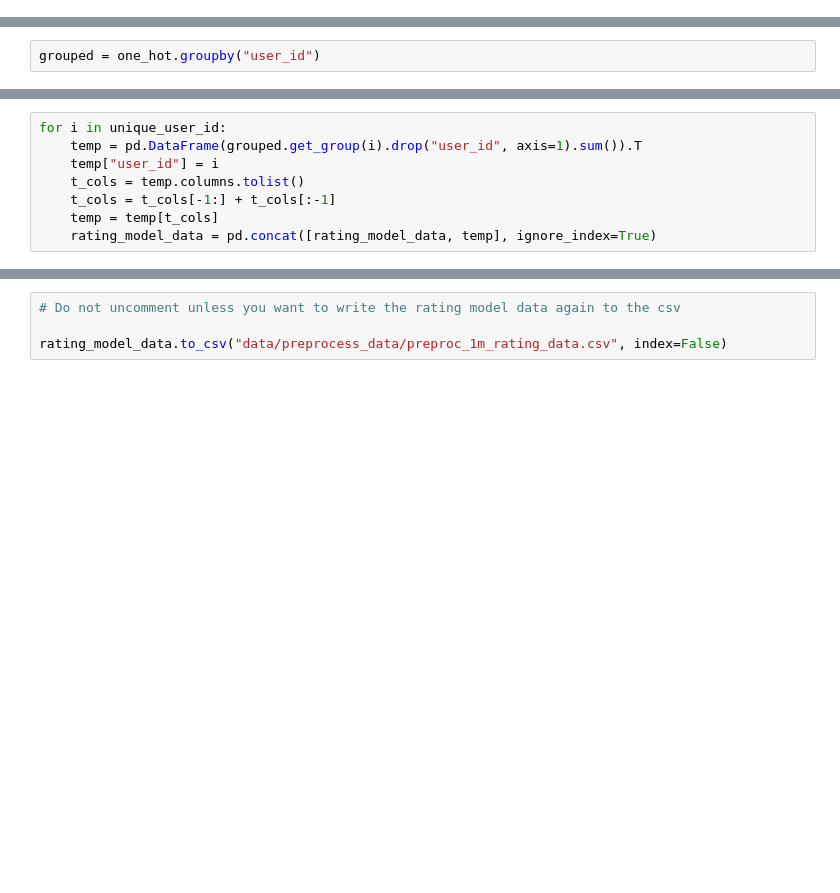
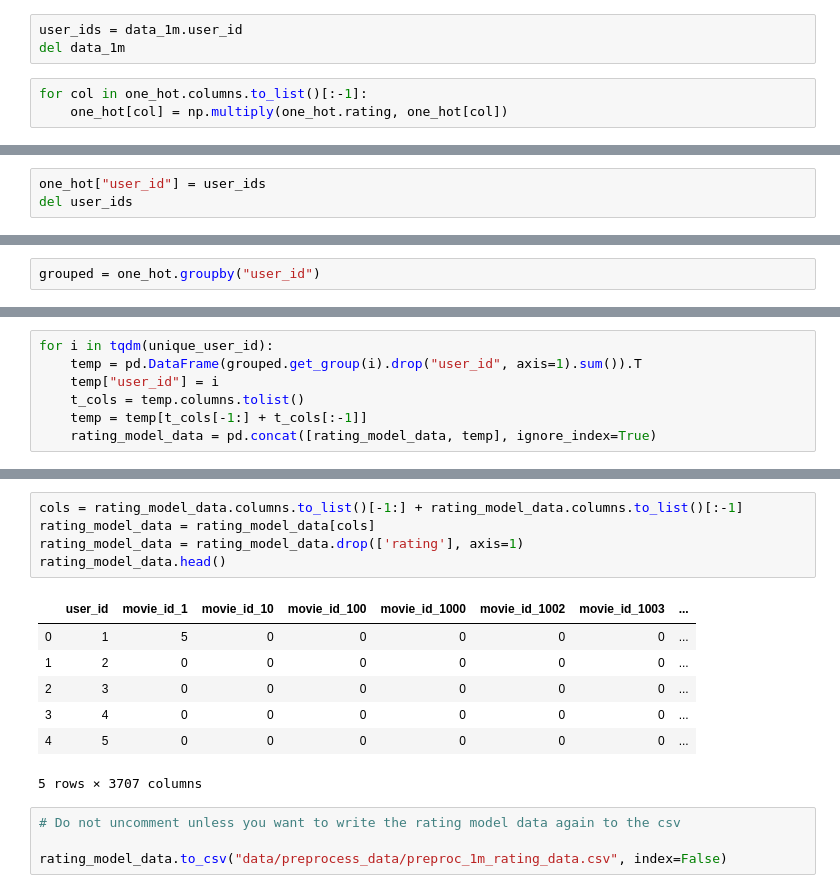
Before and after one commit to agnivad/causal-inference-movie-recommender, a Jupyter notebook: Data_processing.ipynb, the cells around one changed output, grey strips where cells are left out. Saved outputs shown, nothing was run; the diff lists cells and outputs as text; blank space fills up the shorter version.

Commit message:
added code and data for 1m rating data

```diff
--- a/Data_processing.ipynb
+++ b/Data_processing.ipynb
@@ -334,0 +213,6 @@ KeyboardInterrupt:
+# %%
+user_ids = data_1m.user_id
+del data_1m
+# %%
+for col in one_hot.columns.to_list()[:-1]:
+    one_hot[col] = np.multiply(one_hot.rating, one_hot[col])
@@ -338,3 +234,6 @@ one_hot.head()
+# %%
+one_hot["user_id"] = user_ids
+del user_ids
 # %%
 unique_user_id = one_hot.user_id.unique().tolist()
 # %%
@@ -344,8 +244,7 @@ rating_model_data = pd.DataFrame(columns=one_hot.columns)
 # %%
-for i in unique_user_id:
+for i in tqdm(unique_user_id):
     temp = pd.DataFrame(grouped.get_group(i).drop("user_id", axis=1).sum()).T
     temp["user_id"] = i
     t_cols = temp.columns.tolist()
-    t_cols = t_cols[-1:] + t_cols[:-1]
-    temp = temp[t_cols]
+    temp = temp[t_cols[-1:] + t_cols[:-1]]
     rating_model_data = pd.concat([rating_model_data, temp], ignore_index=True)
@@ -354,3 +261,16 @@ rating_model_data.shape
+# %%
+cols = rating_model_data.columns.to_list()[-1:] + rating_model_data.columns.to_list()[:-1]
+rating_model_data = rating_model_data[cols]
+rating_model_data = rating_model_data.drop(['rating'], axis=1)
+rating_model_data.head()
+# %% [output]
+|  | user_id | movie_id_1 | movie_id_10 | movie_id_100 | movie_id_1000 | movie_id_1002 | movie_id_1003 | ... |
+| 0 | 1 | 5 | 0 | 0 | 0 | 0 | 0 | ... |
+| 1 | 2 | 0 | 0 | 0 | 0 | 0 | 0 | ... |
+| 2 | 3 | 0 | 0 | 0 | 0 | 0 | 0 | ... |
+| 3 | 4 | 0 | 0 | 0 | 0 | 0 | 0 | ... |
+| 4 | 5 | 0 | 0 | 0 | 0 | 0 | 0 | ... |
+5 rows × 3707 columns
 # %%
 # Do not uncomment unless you want to write the rating model data again to the csv
 
```
Also changed, not shown: parts of 29 cells of this notebook, 1 other file.
